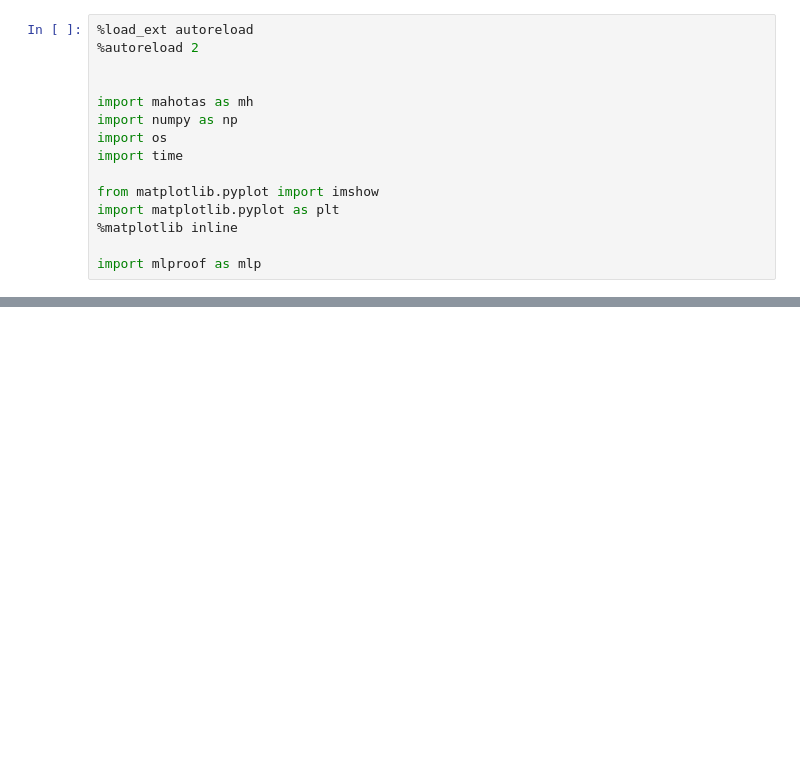
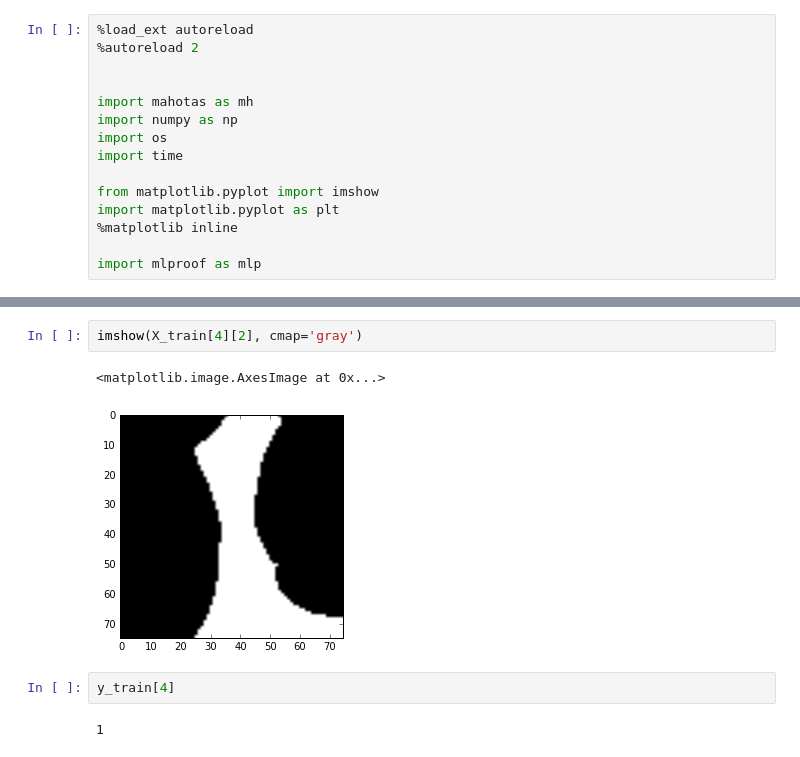
Before and after one commit to SrutiBh/mlproof, a Jupyter notebook: generate_patches_RGB.ipynb, the cells around one changed output, grey strips where cells are left out. Drawn from its saved outputs; the diff is of its cells as text; blank space fills up the shorter version.

```diff
--- a/generate_patches_RGB.ipynb
+++ b/generate_patches_RGB.ipynb
@@ -131,0 +165,9 @@ Loading z00000015.png
+# %%
+imshow(X_train[4][2], cmap='gray')
+# %% [output]
+<matplotlib.image.AxesImage at 0x...>
+[figure, added]
+# %%
+y_train[4]
+# %% [output]
+1
```
Also changed, not shown: parts of 7 cells of this notebook, 8 other files.
